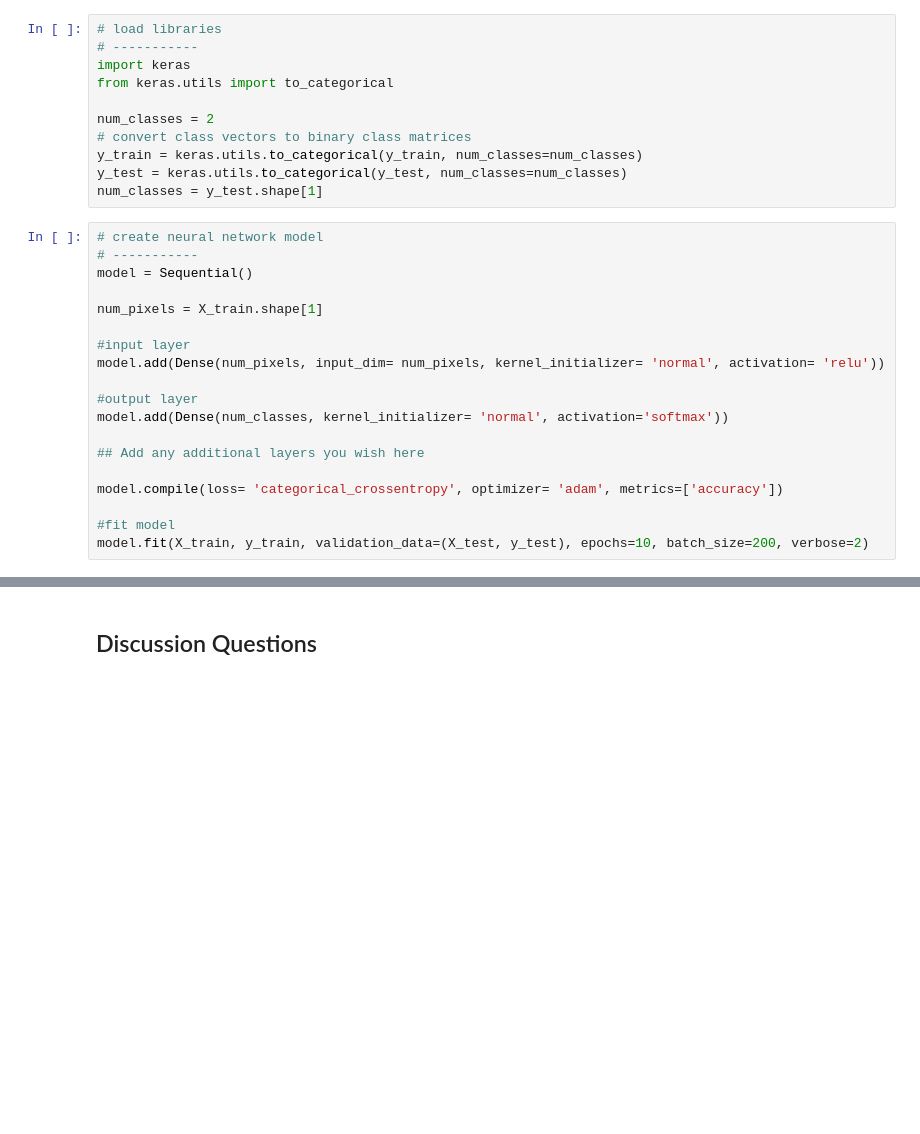
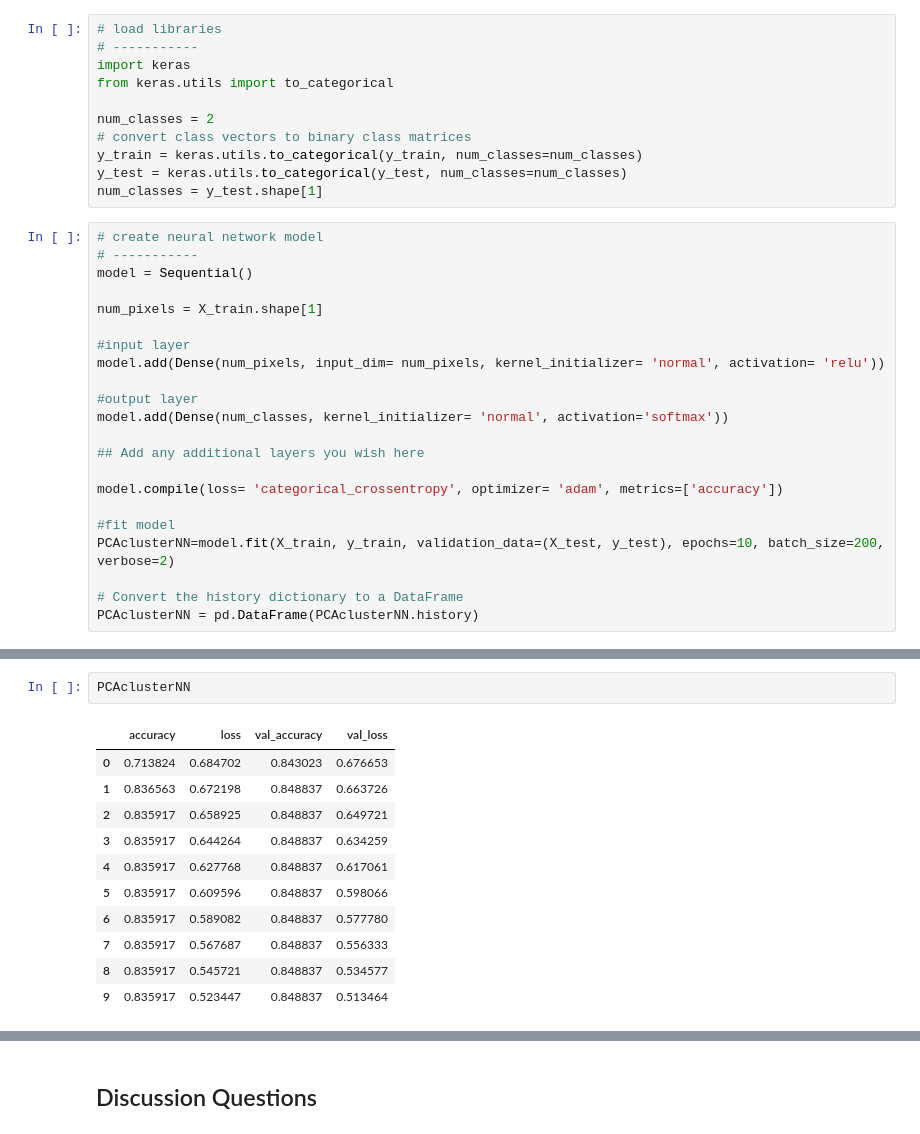
Before and after one commit to taylorgaldi/Computational-Social-Science-Projects, a Jupyter notebook: Project 4/Project 4 Work.ipynb, the cells around one changed output, grey strips where cells are left out. Cells and saved outputs as stored; diff of their text form; blank space fills up the shorter version.

```diff
--- a/Project 4/Project 4 Work.ipynb
+++ b/Project 4/Project 4 Work.ipynb
@@ -894,6 +902,9 @@ model.add(Dense(num_classes, kernel_initializer= 'normal', activation='softmax')
 model.compile(loss= 'categorical_crossentropy', optimizer= 'adam', metrics=['accuracy'])
 
 #fit model
-model.fit(X_train, y_train, validation_data=(X_test, y_test), epochs=10, batch_size=200, verbose=2)
+PCAclusterNN=model.fit(X_train, y_train, validation_data=(X_test, y_test), epochs=10, batch_size=200, verbose=2)
+
+# Convert the history dictionary to a DataFrame
+PCAclusterNN = pd.DataFrame(PCAclusterNN.history)
 # %% [output]
 Epoch 1/10
@@ -919,0 +974,14 @@ Epoch 10/10
+# %%
+PCAclusterNN
+# %% [output]
+|  | accuracy | loss | val_accuracy | val_loss |
+| 0 | 0.713824 | 0.684702 | 0.843023 | 0.676653 |
+| 1 | 0.836563 | 0.672198 | 0.848837 | 0.663726 |
+| 2 | 0.835917 | 0.658925 | 0.848837 | 0.649721 |
+| 3 | 0.835917 | 0.644264 | 0.848837 | 0.634259 |
+| 4 | 0.835917 | 0.627768 | 0.848837 | 0.617061 |
+| 5 | 0.835917 | 0.609596 | 0.848837 | 0.598066 |
+| 6 | 0.835917 | 0.589082 | 0.848837 | 0.577780 |
+| 7 | 0.835917 | 0.567687 | 0.848837 | 0.556333 |
+| 8 | 0.835917 | 0.545721 | 0.848837 | 0.534577 |
+| 9 | 0.835917 | 0.523447 | 0.848837 | 0.513464 |
```
Also changed, not shown: parts of 30 cells of this notebook.
